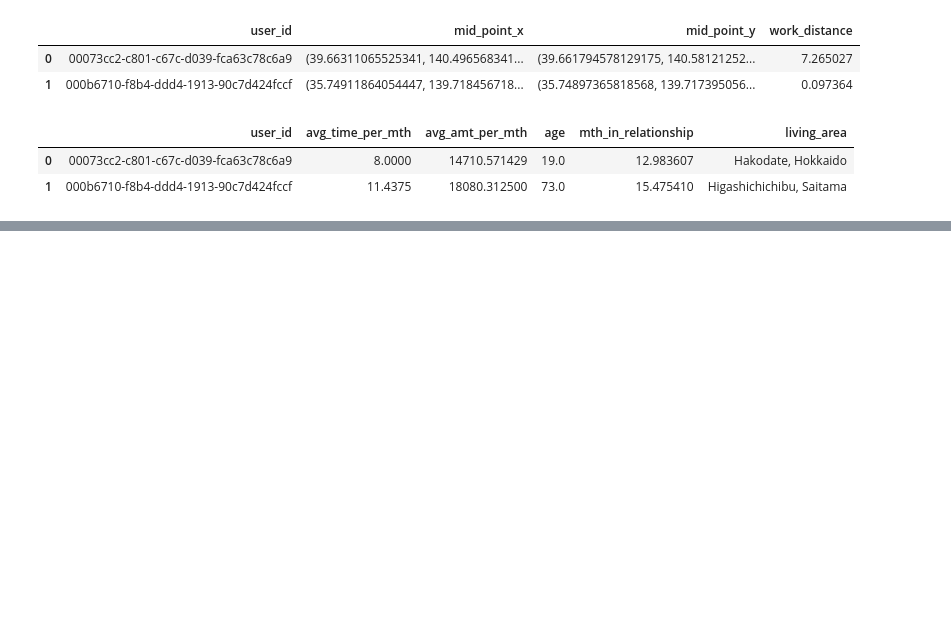
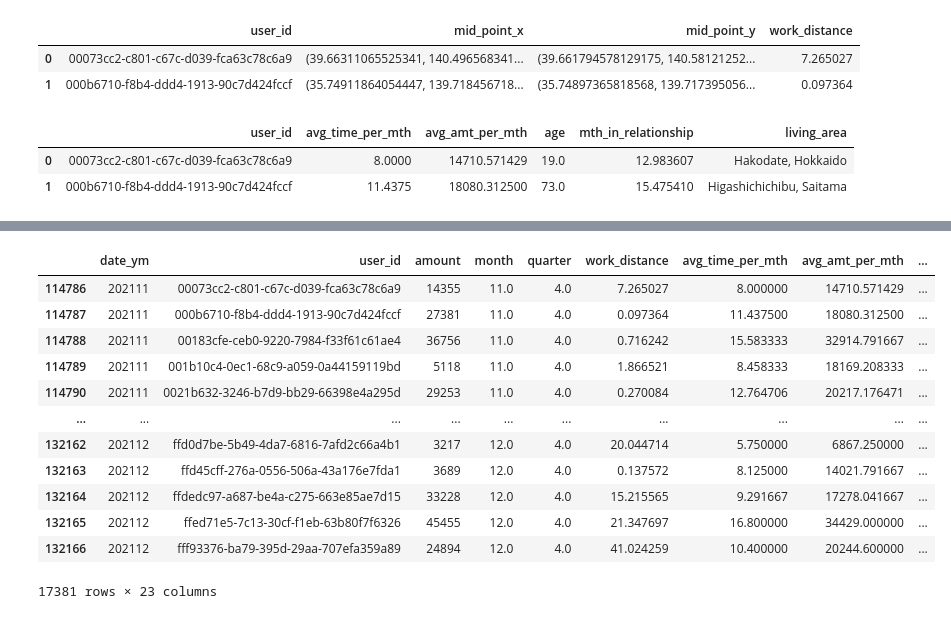
Before and after one commit to Nampq281/ts_demand_sale_forecast, a Jupyter notebook: model_run.ipynb, the cells around one changed output, grey strips where cells are left out. Drawn from its saved outputs; the diff is of its cells as text; code cells hidden in the pictures; blank space fills up the shorter version.

```diff
--- a/model_run.ipynb
+++ b/model_run.ipynb
@@ -1344,12 +1423,18 @@ for i in covid_features:
 # %%
-id_col = ['user_id', 'store_id', 'amount', 'date']
+id_col = ['user_id', 'store_id', 'amount', 'date_ym']
 # %%
-input_feature = ['day_of_week', 'nam', 'laa', 'category', 'age_x', 'month',	'quarter',
-                 'work_distance', 'avg_time_per_mth', 'avg_amt_per_mth',
-                 'mth_in_relationship', 'living_area', 'lag7', 'lag14', 'lag30',
-                 'mean_lag7_7d', 'mean_lag7_14d', 'mean_lag7_30d', 'mean_lag30_7d_over_14d'] + covid_features
+FEATURES = ['month', 'quarter', 'work_distance',
+       'avg_time_per_mth', 'avg_amt_per_mth', 'age', 'mth_in_relationship',
+       'living_area', 'lag1', 'lag2', 'lag3', 'mean_lag1_2m', 'mean_lag1_3m',
+       'mean_lag1_4m', 'mean_lag1_1_over_2m',
+       'retail_and_recreation_percent_change_from_baseline',
+       'grocery_and_pharmacy_percent_change_from_baseline',
+       'transit_stations_percent_change_from_baseline',
+       'workplaces_percent_change_from_baseline']
+
+cat_features = ['living_area']
 # %%
-drop_col = list(set(df_model4.columns)-set(id_col)-set(input_feature))
+drop_col = list(set(df_model4.columns)-set(id_col)-set(FEATURES))
 # %%
 df_model4.drop(columns=drop_col, inplace=True)
 # %%
@@ -1377,3 +1460,5 @@ cat_features = ['nam', 'laa', 'category', 'living_area']
+# %%
+df_model4['date'] = df_model4['date_ym'].apply(lambda row: dt.strptime(str(row), '%Y%m'))
 # %%
 df_model4.date.max() - pd.to_timedelta(30, unit = 'D')
 # %% [output]
@@ -1466 +1625,17 @@ max      906372.000000
 Name: amount, dtype: float64
+# %%
+valid
+# %% [output]
+|  | date_ym | user_id | amount | month | quarter | work_distance | avg_time_per_mth | avg_amt_per_mth | ... |
+| 114786 | 202111 | 00073cc2-c801-c67c-d039-fca63c78c6a9 | 14355 | 11.0 | 4.0 | 7.265027 | 8.000000 | 14710.571429 | ... |
+| 114787 | 202111 | 000b6710-f8b4-ddd4-1913-90c7d424fccf | 27381 | 11.0 | 4.0 | 0.097364 | 11.437500 | 18080.312500 | ... |
+| 114788 | 202111 | 00183cfe-ceb0-9220-7984-f33f61c61ae4 | 36756 | 11.0 | 4.0 | 0.716242 | 15.583333 | 32914.791667 | ... |
+| 114789 | 202111 | 001b10c4-0ec1-68c9-a059-0a44159119bd | 5118 | 11.0 | 4.0 | 1.866521 | 8.458333 | 18169.208333 | ... |
+| 114790 | 202111 | 0021b632-3246-b7d9-bb29-66398e4a295d | 29253 | 11.0 | 4.0 | 0.270084 | 12.764706 | 20217.176471 | ... |
+| ... | ... | ... | ... | ... | ... | ... | ... | ... | ... |
+| 132162 | 202112 | ffd0d7be-5b49-4da7-6816-7afd2c66a4b1 | 3217 | 12.0 | 4.0 | 20.044714 | 5.750000 | 6867.250000 | ... |
+| 132163 | 202112 | ffd45cff-276a-0556-506a-43a176e7fda1 | 3689 | 12.0 | 4.0 | 0.137572 | 8.125000 | 14021.791667 | ... |
+| 132164 | 202112 | ffdedc97-a687-be4a-c275-663e85ae7d15 | 33228 | 12.0 | 4.0 | 15.215565 | 9.291667 | 17278.041667 | ... |
+| 132165 | 202112 | ffed71e5-7c13-30cf-f1eb-63b80f7f6326 | 45455 | 12.0 | 4.0 | 21.347697 | 16.800000 | 34429.000000 | ... |
+| 132166 | 202112 | fff93376-ba79-395d-29aa-707efa359a89 | 24894 | 12.0 | 4.0 | 41.024259 | 10.400000 | 20244.600000 | ... |
+17381 rows × 23 columns
```
Also changed, not shown: parts of 56 cells of this notebook.
